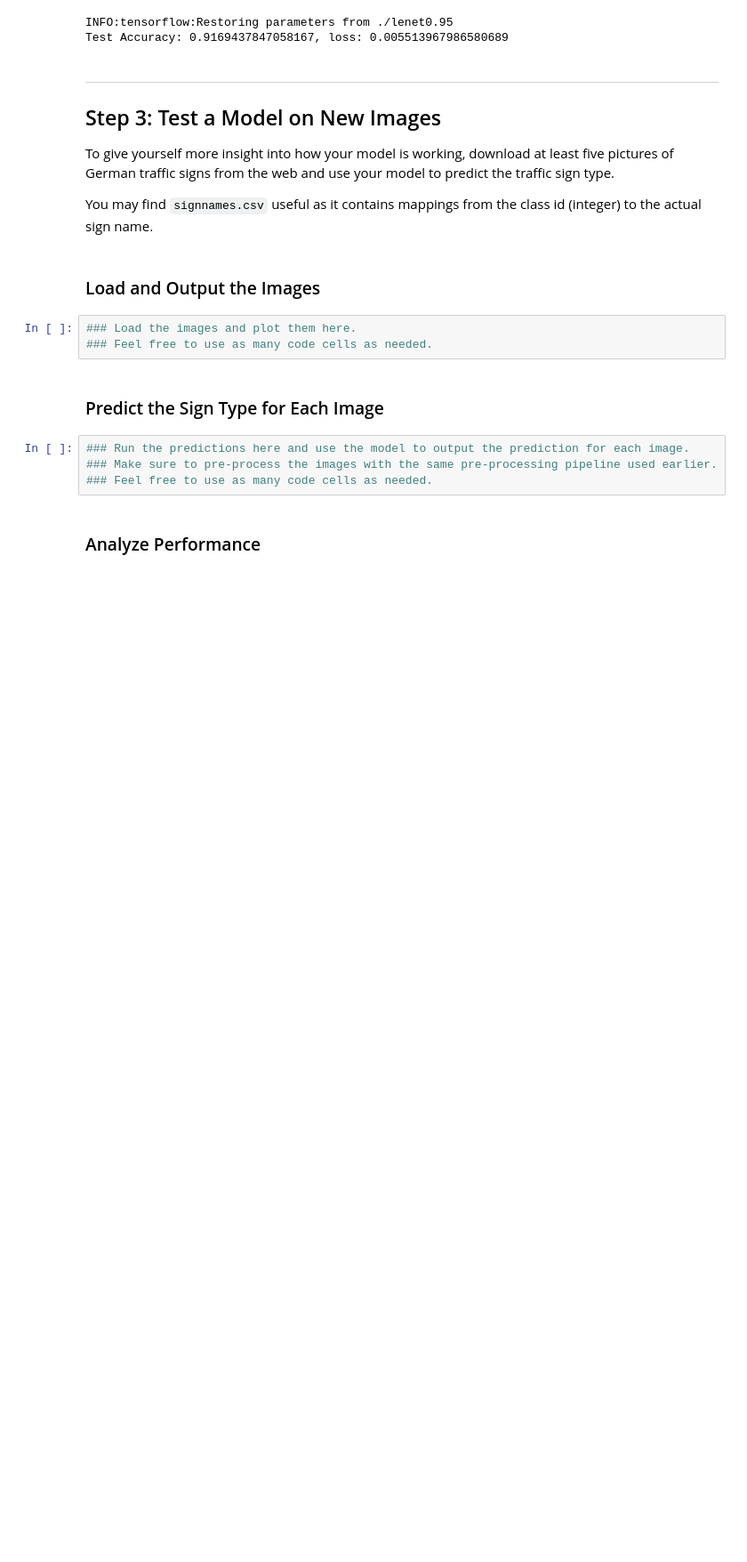
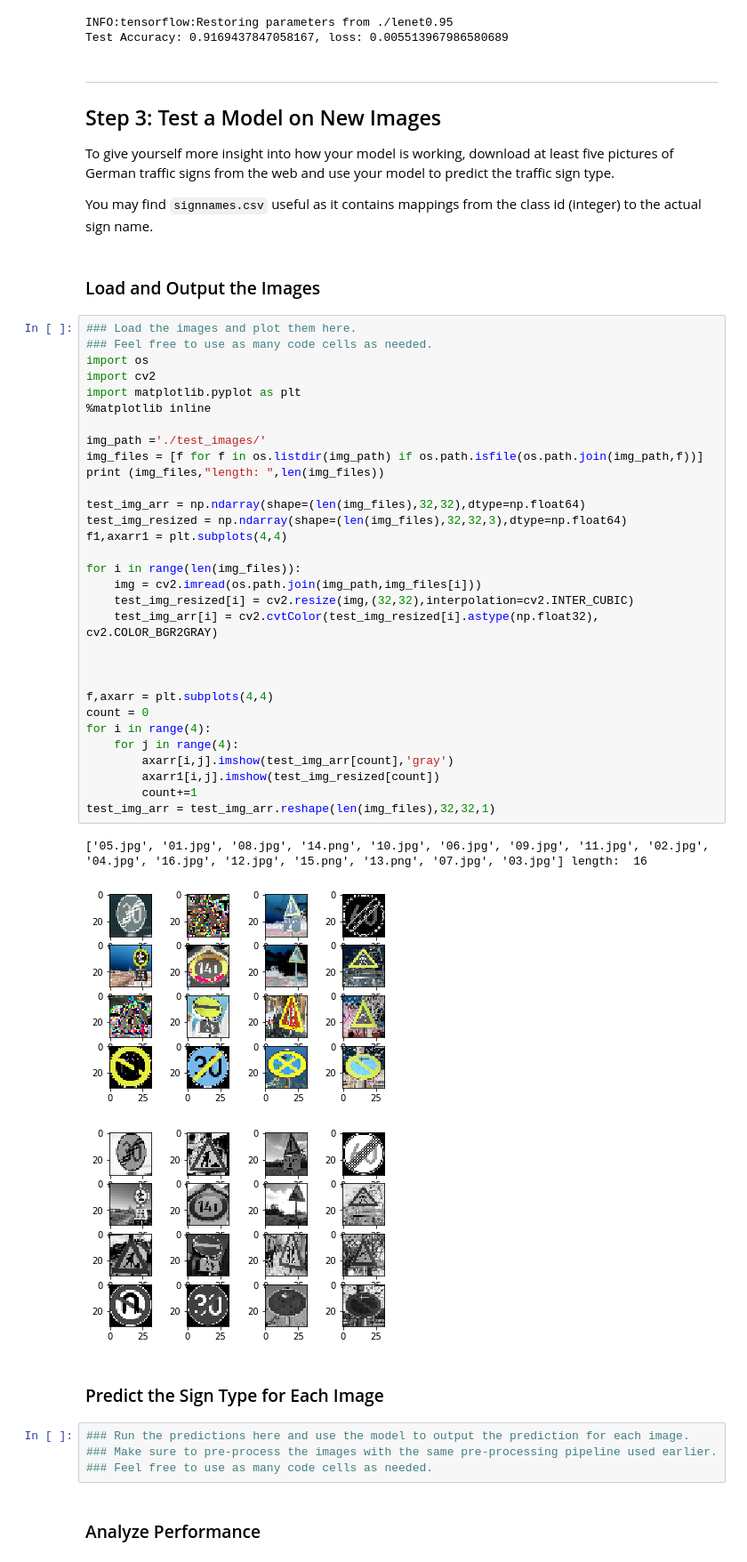
Before and after one commit to aloksh85/CarND-Traffic-Sign-Classifier-Project, a Jupyter notebook: Traffic_Sign_Classifier.ipynb, the cells around one changed output. Shown at 89% size. Cells and saved outputs as stored; diff of their text form; blank space fills up the shorter version.

```diff
--- a/Traffic_Sign_Classifier.ipynb
+++ b/Traffic_Sign_Classifier.ipynb
@@ -374,9 +374,41 @@ To give yourself more insight into how your model is working, download at least
 You may find `signnames.csv` useful as it contains mappings from the class id (integer) to the actual sign name.
 # %% [markdown]
 ### Load and Output the Images
-# %%
-### Load the images and plot them here.
-### Feel free to use as many code cells as needed.
+# %%
+### Load the images and plot them here.
+### Feel free to use as many code cells as needed.
+import os
+import cv2
+import matplotlib.pyplot as plt
+%matplotlib inline
+
+img_path ='./test_images/'
+img_files = [f for f in os.listdir(img_path) if os.path.isfile(os.path.join(img_path,f))]
+print (img_files,"length: ",len(img_files))
+
+test_img_arr = np.ndarray(shape=(len(img_files),32,32),dtype=np.float64)
+test_img_resized = np.ndarray(shape=(len(img_files),32,32,3),dtype=np.float64)
+f1,axarr1 = plt.subplots(4,4)
+
+for i in range(len(img_files)):
+    img = cv2.imread(os.path.join(img_path,img_files[i]))
+    test_img_resized[i] = cv2.resize(img,(32,32),interpolation=cv2.INTER_CUBIC)
+    test_img_arr[i] = cv2.cvtColor(test_img_resized[i].astype(np.float32), cv2.COLOR_BGR2GRAY)
+
+
+
+f,axarr = plt.subplots(4,4)
+count = 0
+for i in range(4):
+    for j in range(4):
+        axarr[i,j].imshow(test_img_arr[count],'gray')
+        axarr1[i,j].imshow(test_img_resized[count])
+        count+=1
+test_img_arr = test_img_arr.reshape(len(img_files),32,32,1)
+# %% [output]
+['05.jpg', '01.jpg', '08.jpg', '14.png', '10.jpg', '06.jpg', '09.jpg', '11.jpg', '02.jpg', '04.jpg', '16.jpg', '12.jpg', '15.png', '13.png', '07.jpg', '03.jpg'] length:  16
+[figure, added]
+[figure, added]
 # %% [markdown]
 ### Predict the Sign Type for Each Image
 # %%
```
Also changed, not shown: 16 other files.
